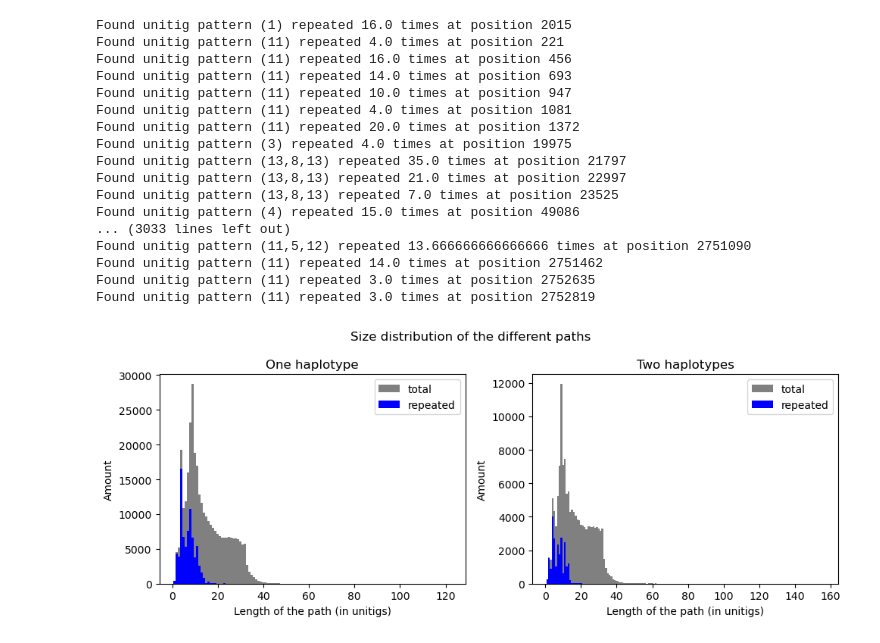
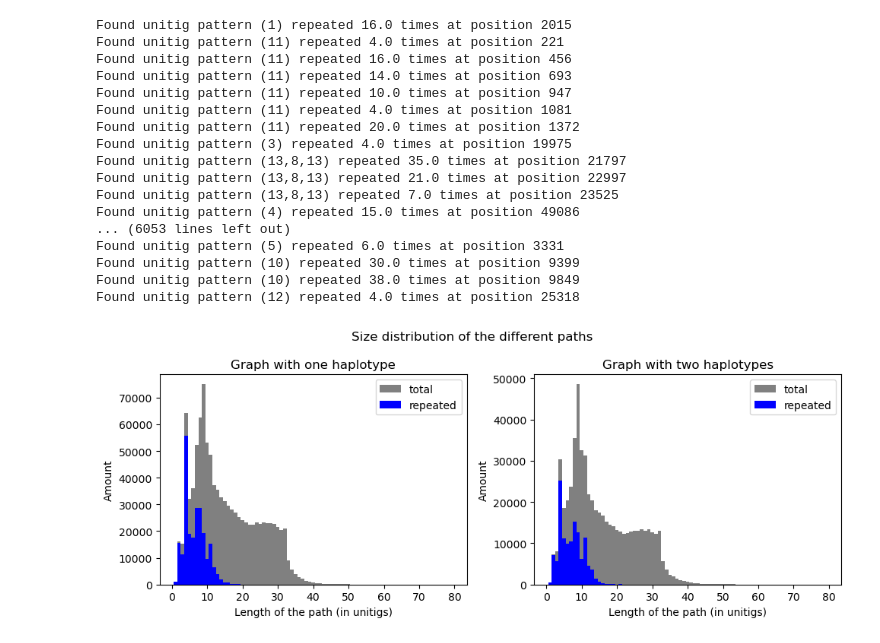
Before and after one commit to flopau76/dBG_project, a Jupyter notebook: data/notebook.ipynb, the cells around one changed output. Saved outputs shown, nothing was run; the diff lists cells and outputs as text; code cells hidden in the pictures.

Commit message:
nb of unitigs per checkpoints

```diff
--- a/data/notebook.ipynb
+++ b/data/notebook.ipynb
@@ -145,8 +145,8 @@ def count_repetitions(file, max_size_pattern=3, min_nb_patterns=3, verbose=False
                 line_history.append((nb_unitigs, line_nodes))
     return repeats
 # %%
-path_1_hap = "output/chr1/checkpoints_double_AalbF5_in1.fna"
-path_2_hap = "output/chr1/checkpoints_double_AalbF5_in2.fna"
+path_1_hap = "output/chr1/checkpoints_AalbF5_in_1.fna"
+path_2_hap = "output/chr1/checkpoints_AalbF5_in_2.fna"
 # %%
 repeats_1 = count_repetitions(path_1_hap, max_size_pattern=3, min_nb_patterns=3, verbose=True)
 # %% [output]
@@ -162,11 +162,11 @@ Found unitig pattern (13,8,13) repeated 35.0 times at position 21797
 Found unitig pattern (13,8,13) repeated 21.0 times at position 22997
 Found unitig pattern (13,8,13) repeated 7.0 times at position 23525
 Found unitig pattern (4) repeated 15.0 times at position 49086
-... (3033 lines left out)
-Found unitig pattern (11,5,12) repeated 13.666666666666666 times at position 2751090
-Found unitig pattern (11) repeated 14.0 times at position 2751462
-Found unitig pattern (11) repeated 3.0 times at position 2752635
-Found unitig pattern (11) repeated 3.0 times at position 2752819
+... (6053 lines left out)
+Found unitig pattern (5) repeated 6.0 times at position 3331
+Found unitig pattern (10) repeated 30.0 times at position 9399
+Found unitig pattern (10) repeated 38.0 times at position 9849
+Found unitig pattern (12) repeated 4.0 times at position 25318
 # %%
 nb_unitigs_1_hap, start_pos_1_hap = parse_checkpoints_merged(path_1_hap)
 nb_unitigs_2_hap, start_pos_2_hap = parse_checkpoints_merged(path_2_hap)
@@ -176,17 +176,17 @@ repeats_2 = count_repetitions(path_2_hap, max_size_pattern=3, min_nb_patterns=3)
 # %%
 fig, axs = plt.subplots(1, 2, figsize=(10, 4))
 nb_unitigs = [nb_unitigs_1_hap, nb_unitigs_2_hap]
 repeats = [repeats_1, repeats_2]
 
 for i in range(2):
-    axs[i].hist(nb_unitigs[i], color='grey', bins=np.arange(0.5, max(nb_unitigs[i]) + 1.5, 1), label='total', density=False)
+    axs[i].hist(nb_unitigs[i], color='grey', bins=np.arange(0.5, 80.5, 1), label='total', density=False)
     axs[i].hist(repeats[i], color='blue', bins=np.arange(0.5, max(repeats[i]) + 1.5, 1), label='repeated', density=False)
-    axs[i].set_title("One haplotype" if i == 0 else "Two haplotypes")
+    axs[i].set_title("Graph with one haplotype" if i == 0 else "Graph with two haplotypes")
     axs[i].set_xlabel('Length of the path (in unitigs)')
     axs[i].set_ylabel('Amount')
     axs[i].legend()
 plt.suptitle('Size distribution of the different paths')
 plt.tight_layout()
 plt.show()
 # %% [output]
-[figure, old version]
+[figure, new version]
```
Also changed, not shown: parts of 1 cell of this notebook, 4 other files.
